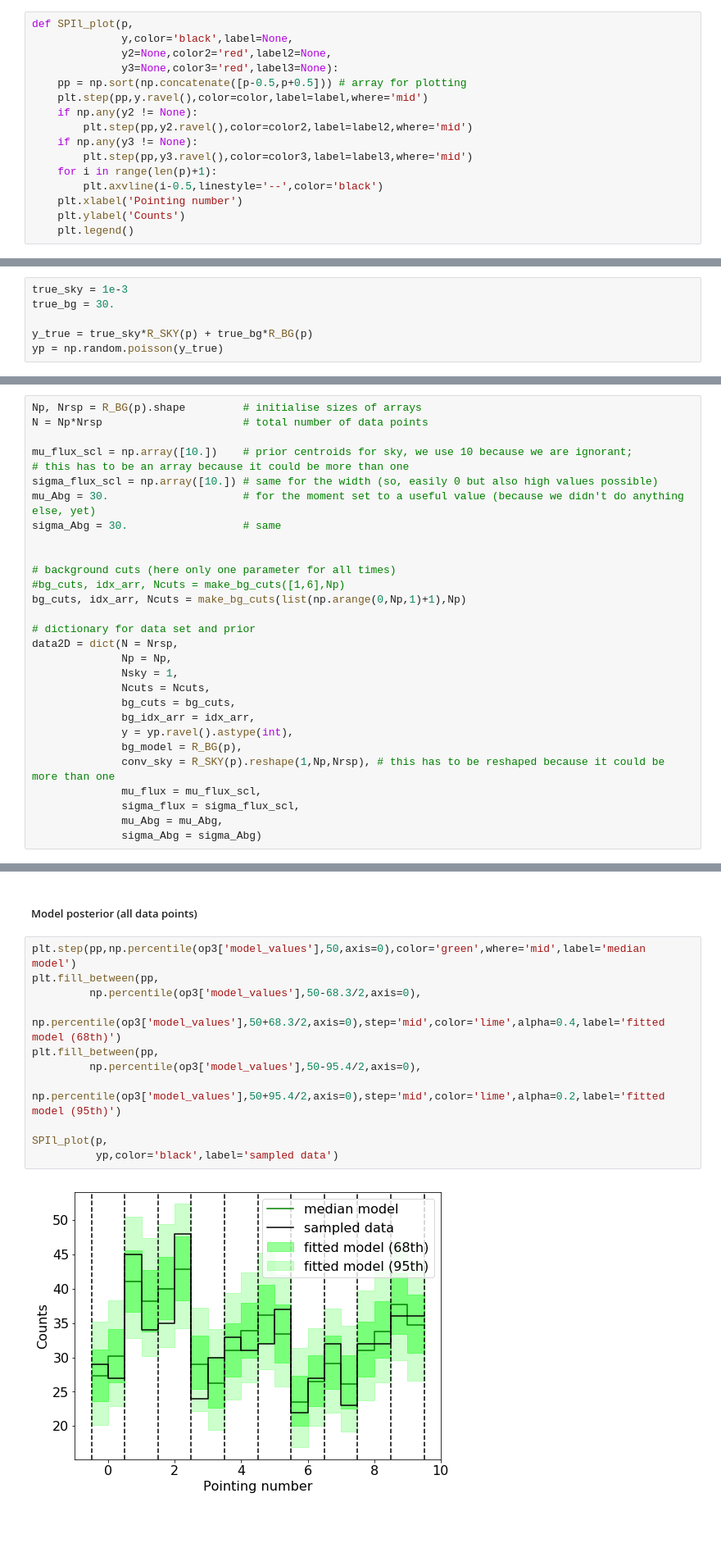
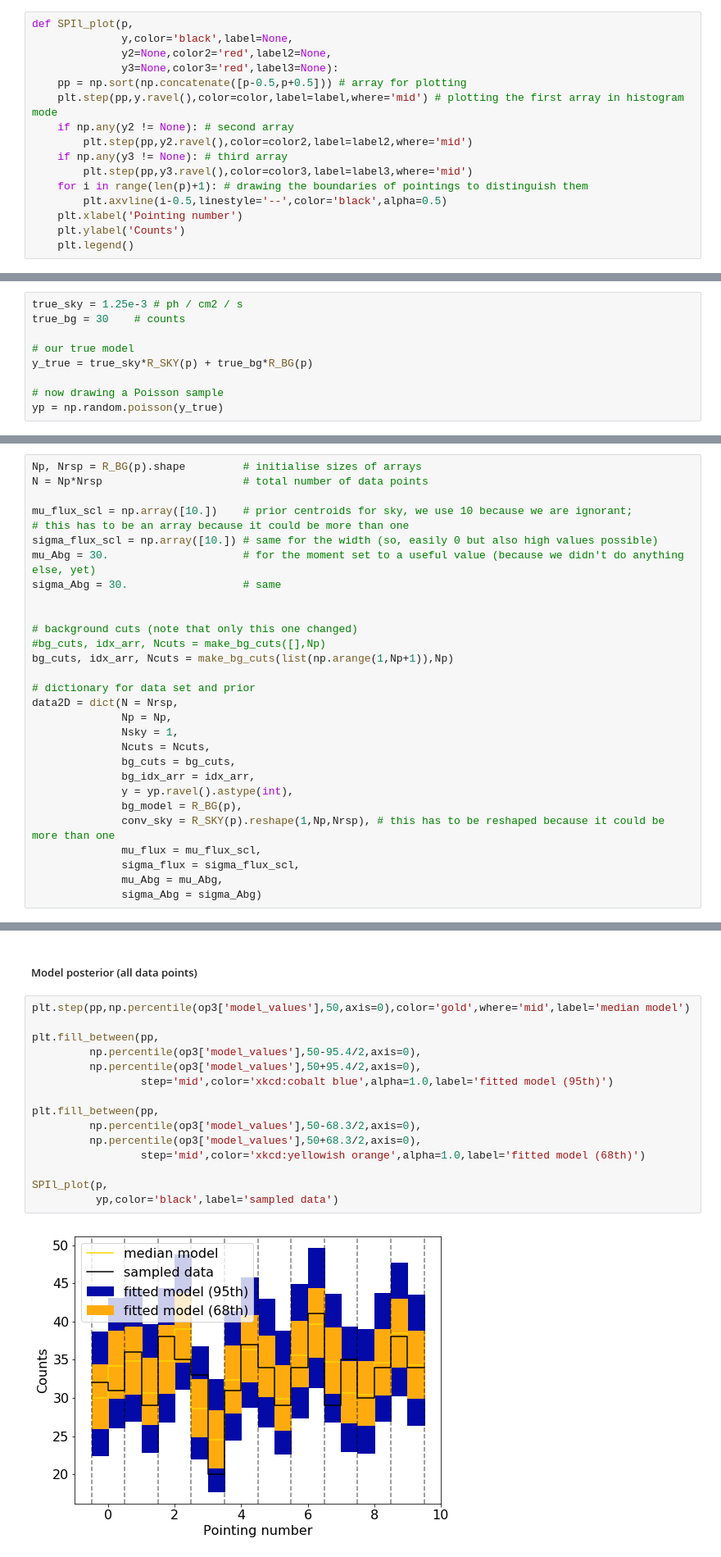
Before and after one commit to tsiegert/for-students, a Jupyter notebook: nova_analysis/stan_fit_template_spilight.ipynb, the cells around one changed output, grey strips where cells are left out. Shown at 82% size. Drawn from its saved outputs; the diff is of its cells as text; blank space fills up the shorter version.

```diff
--- a/nova_analysis/stan_fit_template_spilight.ipynb
+++ b/nova_analysis/stan_fit_template_spilight.ipynb
@@ -54,13 +72,13 @@ def SPIl_plot(p,
               y2=None,color2='red',label2=None,
               y3=None,color3='red',label3=None):
     pp = np.sort(np.concatenate([p-0.5,p+0.5])) # array for plotting
-    plt.step(pp,y.ravel(),color=color,label=label,where='mid')
-    if np.any(y2 != None):
+    plt.step(pp,y.ravel(),color=color,label=label,where='mid') # plotting the first array in histogram mode
+    if np.any(y2 != None): # second array
         plt.step(pp,y2.ravel(),color=color2,label=label2,where='mid')
-    if np.any(y3 != None):
+    if np.any(y3 != None): # third array
         plt.step(pp,y3.ravel(),color=color3,label=label3,where='mid')
-    for i in range(len(p)+1):
-        plt.axvline(i-0.5,linestyle='--',color='black')
+    for i in range(len(p)+1): # drawing the boundaries of pointings to distinguish them
+        plt.axvline(i-0.5,linestyle='--',color='black',alpha=0.5)
     plt.xlabel('Pointing number')
     plt.ylabel('Counts')
     plt.legend()
@@ -78,6 +98,9 @@ SPIl_plot(p,
 # %%
-true_sky = 1e-3
-true_bg = 30.
+true_sky = 1.25e-3 # ph / cm2 / s
+true_bg = 30    # counts
 
+# our true model
 y_true = true_sky*R_SKY(p) + true_bg*R_BG(p)
+
+# now drawing a Poisson sample
 yp = np.random.poisson(y_true)
@@ -351,9 +481,9 @@ mu_Abg = 30.                     # for the moment set to a useful value (because
 sigma_Abg = 30.                  # same
 
 
-# background cuts (here only one parameter for all times)
-#bg_cuts, idx_arr, Ncuts = make_bg_cuts([1,6],Np)
-bg_cuts, idx_arr, Ncuts = make_bg_cuts(list(np.arange(0,Np,1)+1),Np)
+# background cuts (note that only this one changed)
+#bg_cuts, idx_arr, Ncuts = make_bg_cuts([],Np)
+bg_cuts, idx_arr, Ncuts = make_bg_cuts(list(np.arange(1,Np+1)),Np)
 
 # dictionary for data set and prior
 data2D = dict(N = Nrsp,
@@ -402,18 +536,22 @@ WARNING:pystan:Deprecation warning. In future, use ArviZ library (`pip install a
 # %% [markdown]
 <h5>Model posterior (all data points)</h5>
 # %%
-plt.step(pp,np.percentile(op3['model_values'],50,axis=0),color='green',where='mid',label='median model')
+plt.step(pp,np.percentile(op3['model_values'],50,axis=0),color='gold',where='mid',label='median model')
+
+plt.fill_between(pp,
+         np.percentile(op3['model_values'],50-95.4/2,axis=0),
+         np.percentile(op3['model_values'],50+95.4/2,axis=0),
+                 step='mid',color='xkcd:cobalt blue',alpha=1.0,label='fitted model (95th)')
+
 plt.fill_between(pp,
          np.percentile(op3['model_values'],50-68.3/2,axis=0),
-         np.percentile(op3['model_values'],50+68.3/2,axis=0),step='mid',color='lime',alpha=0.4,label='fitted model (68th)')
-plt.fill_between(pp,
-         np.percentile(op3['model_values'],50-95.4/2,axis=0),
-         np.percentile(op3['model_values'],50+95.4/2,axis=0),step='mid',color='lime',alpha=0.2,label='fitted model (95th)')
+         np.percentile(op3['model_values'],50+68.3/2,axis=0),
+                 step='mid',color='xkcd:yellowish orange',alpha=1.0,label='fitted model (68th)')
 
 SPIl_plot(p,
           yp,color='black',label='sampled data')
 # %% [output]
-[figure, old version]
+[figure, new version]
 # %% [markdown]
 <h5>PPC (all data points)</h5>
 # %%
```
Also changed, not shown: parts of 136 cells of this notebook.
